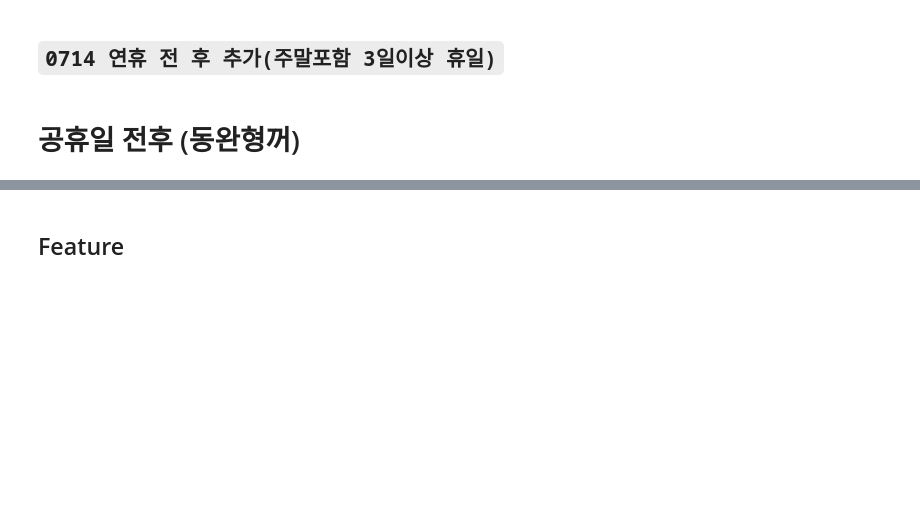
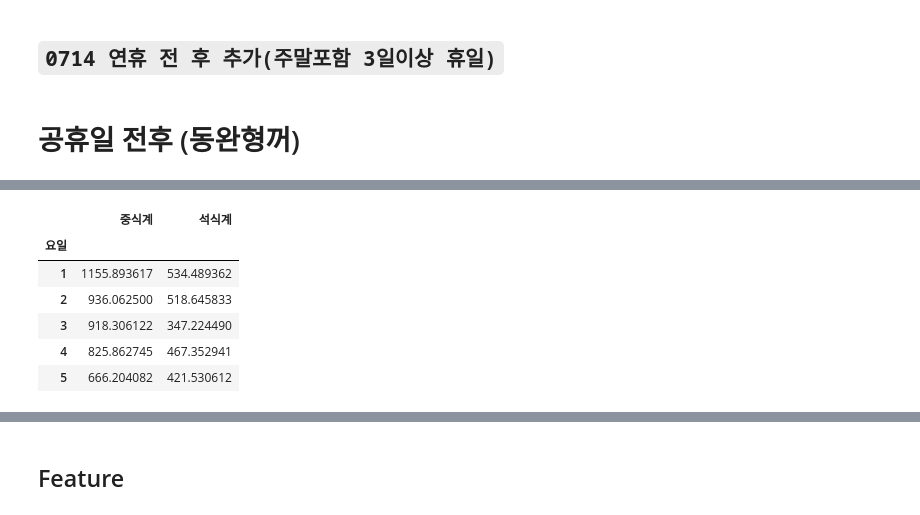
Before and after one commit to JBNU-JBIG/DACON-The_number_of_diners_in_the_cafeteria_Prediction, a Jupyter notebook: 0716 CatboostCategory.ipynb, the cells around one changed output, grey strips where cells are left out. Cells and saved outputs as stored; diff of their text form; code cells hidden in the pictures; blank space fills up the shorter version.

```diff
--- a/0716 CatboostCategory.ipynb
+++ b/0716 CatboostCategory.ipynb
@@ -640,0 +653,10 @@ test['공휴일전후'][20] = 0 # 연휴랑 겹쳐서 뺌
+# %%
+train.query('년==2017').groupby('요일').mean()[['중식계','석식계']]
+# %% [output]
+|  | 중식계 | 석식계 |
+| 요일 |  |  |
+| 1 | 1155.893617 | 534.489362 |
+| 2 | 936.062500 | 518.645833 |
+| 3 | 918.306122 | 347.224490 |
+| 4 | 825.862745 | 467.352941 |
+| 5 | 666.204082 | 421.530612 |
```
Also changed, not shown: parts of 10 cells of this notebook, 1 other file.
